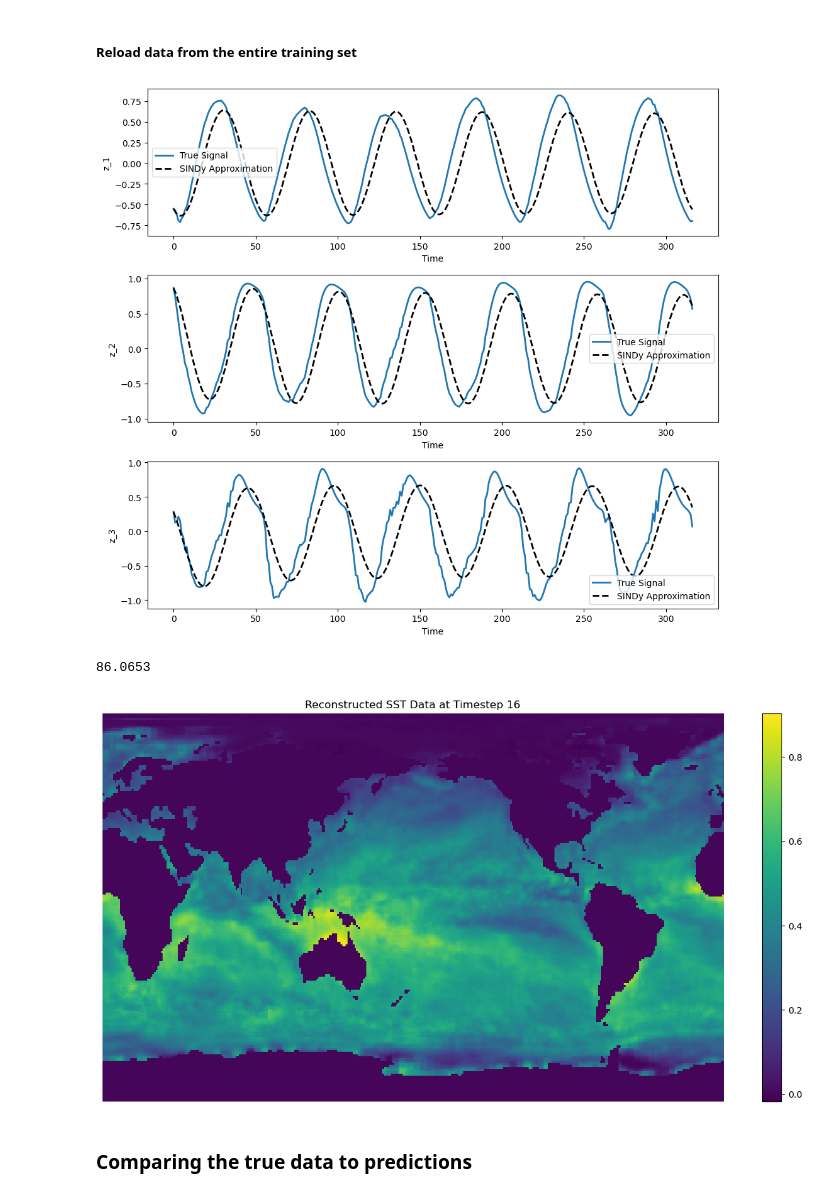
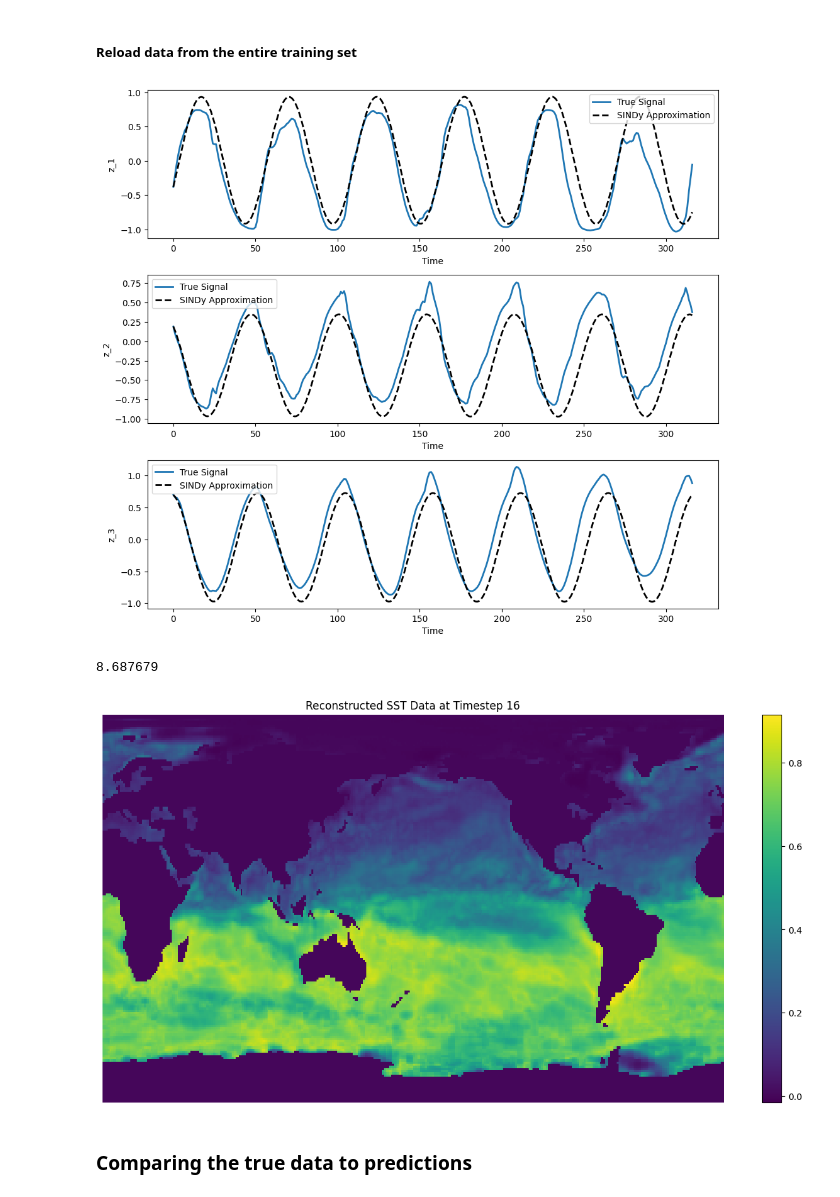
Before and after one commit to MalachiteWind/sindy-shred, a Jupyter notebook: sst_sindy_shred.ipynb, the cells around one changed output. Drawn from its saved outputs; the diff is of its cells as text; code cells hidden in the pictures.

```diff
--- a/sst_sindy_shred.ipynb
+++ b/sst_sindy_shred.ipynb
@@ -39,14 +39,16 @@ from sklearn.preprocessing import MinMaxScaler
 # import sindy
 import random
 
-random.seed(0)
-np.random.seed(0)
-torch.manual_seed(0)
-torch.cuda.manual_seed(0)
+seed=0
+random.seed(seed)
+np.random.seed(seed)
+torch.manual_seed(seed)
+torch.cuda.manual_seed(seed)
+
 
 num_sensors = 250
 lags = 52
-load_X = load_data('Data/SST_data.mat')
+load_X = load_data('Data/SST_data_new.mat')
 n = load_X.shape[0]
 m = load_X.shape[1]
 sensor_locations = np.random.choice(m, size=num_sensors, replace=False)
@@ -296,10 +323,10 @@ output = shred.linear3(output)
 
 output_np = output.detach().cpu().numpy()
 # %% [output]
-[figure, old version]
+[figure, new version]
 # %%
 ###############Plotting settings###############
-load_X = loadmat('Data/SST_data.mat')['Z'].T
+load_X = loadmat('Data/SST_data_new.mat')['Z'].T
 mean_X = np.mean(load_X, axis=0)
 sst_locs = np.where(mean_X != 0)[0]
 reconstructed_data = np.zeros_like(load_X[0, :])
@@ -356,36 +383,36 @@ def reconstruct_and_plot_sindy(x_sim_test, gru_outs_numpy, decoder_model, sst_da
     # Prepare the SST data reconstruction and plot for each timestep
     for t in timesteps:
         # Initialize an empty array with the same shape as the original SST data
         reconstructed_data_sindy = np.zeros_like(load_X[0, :])
 
         # Copy the SINDy-reconstructed values back to the SST locations for the current timestep
         reconstructed_data_sindy[sst_locs] = output_sindy_np[t, :]  # Use the selected timestep
         print(np.sum(np.square(output_sindy_np[t,:]-output_sindy_np[t+1, :])))
 
         # Reshape the SST data back to its original 2D form (180, 360)
         reshaped_reconstructed_sindy = reconstructed_data_sindy.reshape(180, 360)
 
         # Step 5: Visualization of the SST data reconstructed using the SINDy-simulated latent space
         plt.figure(figsize=(12, 6))
         plt.imshow(reshaped_reconstructed_sindy, aspect='auto', interpolation='nearest')
         plt.colorbar()  # Add a color bar to show the value range
 
         # Remove axes, ticks, and background for a clean image
         plt.gca().set_axis_off()
 
         # Show the plot with transparent background
         plt.tight_layout(pad=0)
         plt.title(f'Reconstructed SST Data at Timestep {t}')
         plt.show()
     return output_sindy_np
 
 # Example usage
 # Assuming decoder_model is your decoder, and timesteps are [0, 10, 50] or any set of timesteps you'd like to plot
 timesteps = [16]  # Define timesteps to plot
-output_sindy_np = reconstruct_and_plot_sindy(x_sim_test, gru_outs_numpy, shred, 'Data/SST_data.mat', timesteps)
+output_sindy_np = reconstruct_and_plot_sindy(x_sim_test, gru_outs_numpy, shred, 'Data/SST_data_new.mat', timesteps)
 # %% [output]
-86.0653
+8.687679
-[figure, old version]
+[figure, new version]
 # %% [markdown]
 ### Comparing the true data to predictions
 # %%
```
Also changed, not shown: parts of 10 cells of this notebook, 2 other files.
